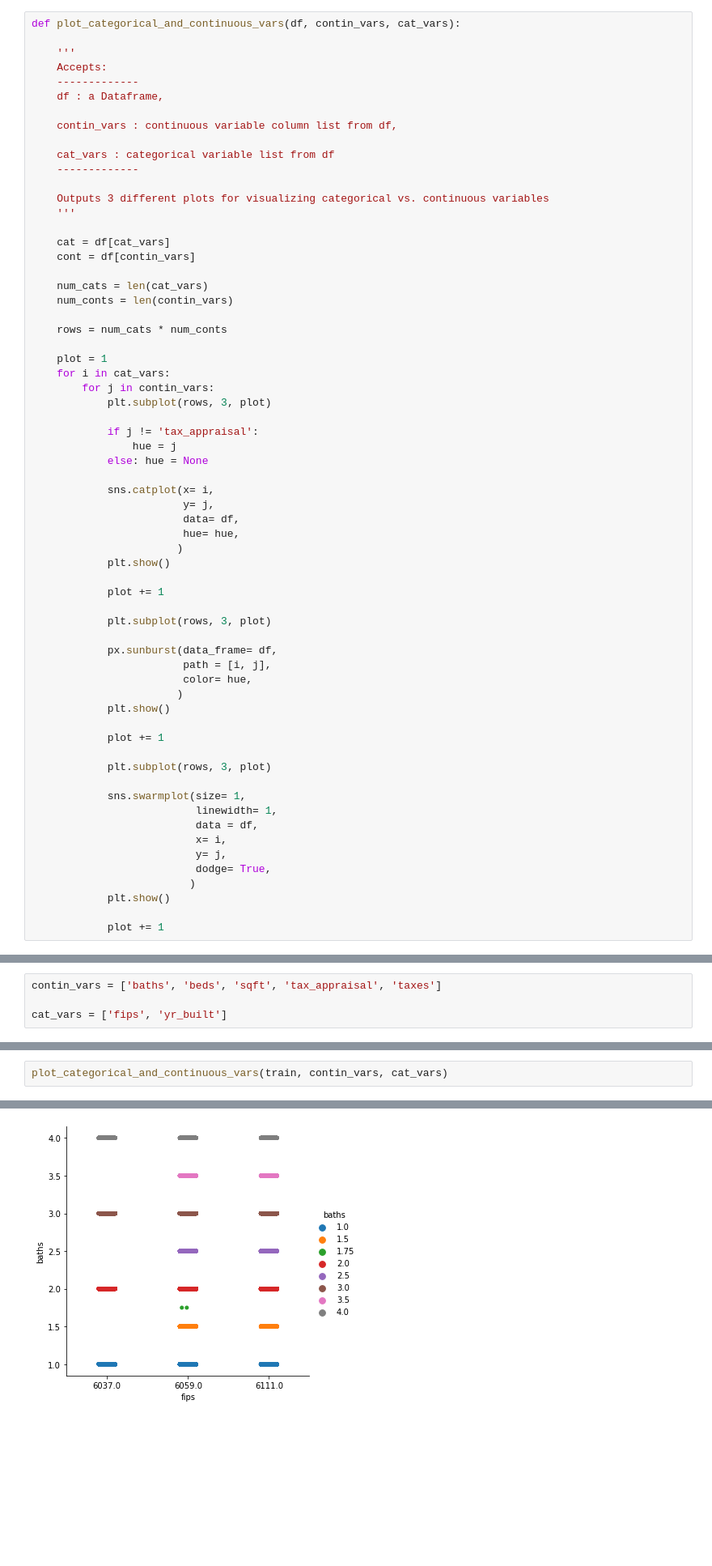
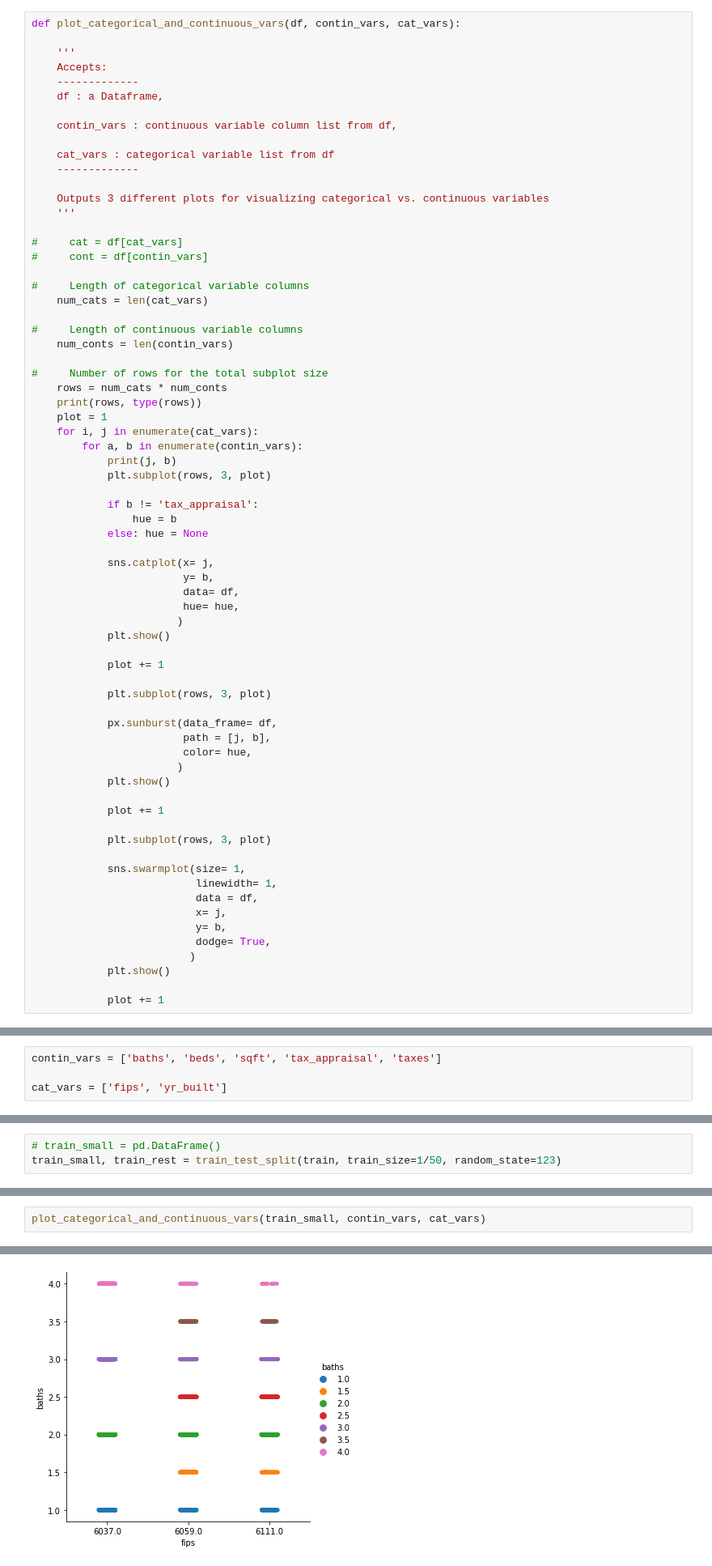
Before and after one commit to David-Howell/regression-exercises, a Jupyter notebook: explore.ipynb, the cells around one changed output, grey strips where cells are left out. Shown at 81% size. Cells and saved outputs as stored; diff of their text form; blank space fills up the shorter version.

```diff
--- a/explore.ipynb
+++ b/explore.ipynb
@@ -194,25 +196,30 @@ def plot_categorical_and_continuous_vars(df, contin_vars, cat_vars):
     Outputs 3 different plots for visualizing categorical vs. continuous variables
     '''
 
-    cat = df[cat_vars]
-    cont = df[contin_vars]
+#     cat = df[cat_vars]
+#     cont = df[contin_vars]
 
+#     Length of categorical variable columns
     num_cats = len(cat_vars)
+
+#     Length of continuous variable columns
     num_conts = len(contin_vars)
 
+#     Number of rows for the total subplot size
     rows = num_cats * num_conts
-
+    print(rows, type(rows))
     plot = 1
-    for i in cat_vars:
-        for j in contin_vars:
+    for i, j in enumerate(cat_vars):
+        for a, b in enumerate(contin_vars):
+            print(j, b)
             plt.subplot(rows, 3, plot)
 
-            if j != 'tax_appraisal':
-                hue = j
+            if b != 'tax_appraisal':
+                hue = b
             else: hue = None
 
-            sns.catplot(x= i,
-                        y= j,
+            sns.catplot(x= j,
+                        y= b,
                         data= df,
                         hue= hue,
                        )
@@ -223,7 +230,7 @@ def plot_categorical_and_continuous_vars(df, contin_vars, cat_vars):
             plt.subplot(rows, 3, plot)
 
             px.sunburst(data_frame= df,
-                        path = [i, j],
+                        path = [j, b],
                         color= hue,
                        )
             plt.show()
@@ -235,8 +242,8 @@ def plot_categorical_and_continuous_vars(df, contin_vars, cat_vars):
             sns.swarmplot(size= 1,
                           linewidth= 1,
                           data = df,
-                          x= i,
-                          y= j,
+                          x= j,
+                          y= b,
                           dodge= True,
                          )
             plt.show()
@@ -273,0 +291,3 @@ for i, j in enumerate(contin_vars):
+# %%
+# train_small = pd.DataFrame()
+train_small, train_rest = train_test_split(train, train_size=1/50, random_state=123)
@@ -274,3 +310,3 @@ for i, j in enumerate(contin_vars):
 # %%
-plot_categorical_and_continuous_vars(train, contin_vars, cat_vars)
+plot_categorical_and_continuous_vars(train_small, contin_vars, cat_vars)
 # %% [output]
@@ -277,2 +315,2 @@ plot_categorical_and_continuous_vars(train, contin_vars, cat_vars)
 [figure]
-[figure, old version]
+[figure, new version]
```
Also changed, not shown: parts of 5 cells of this notebook.
